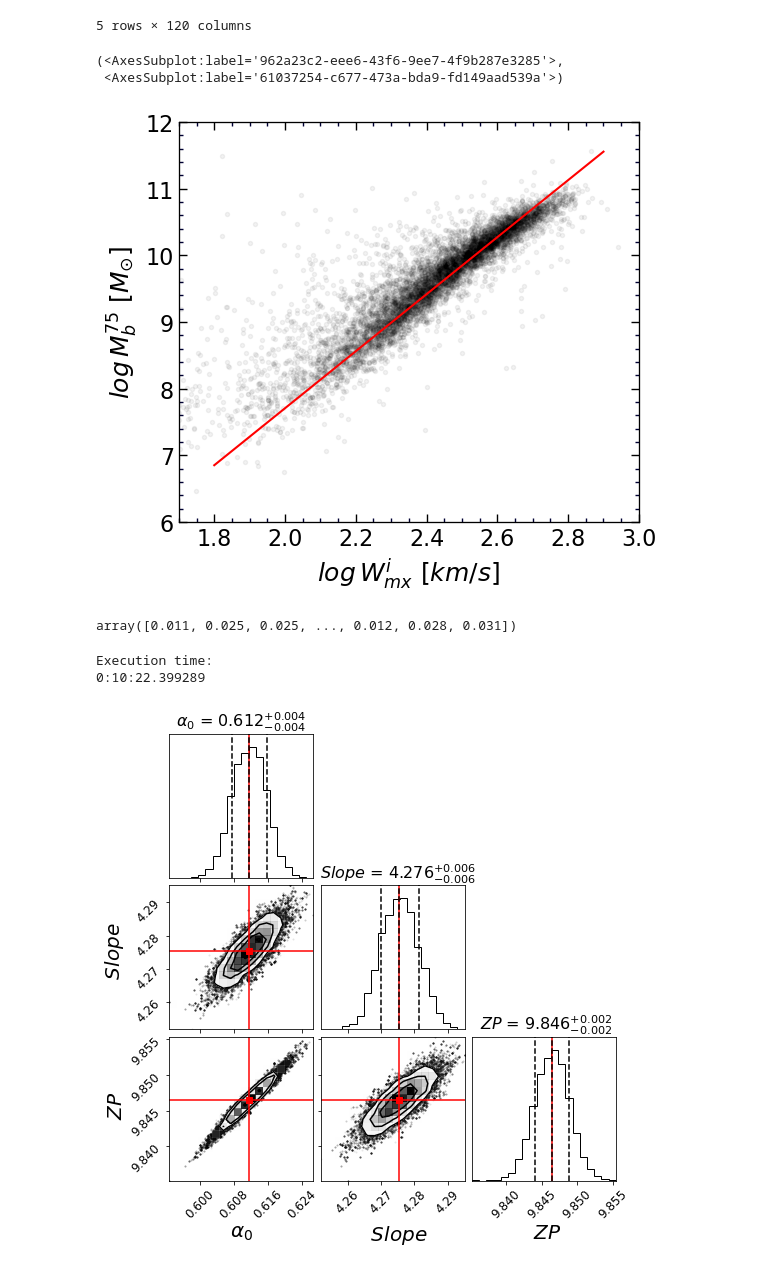
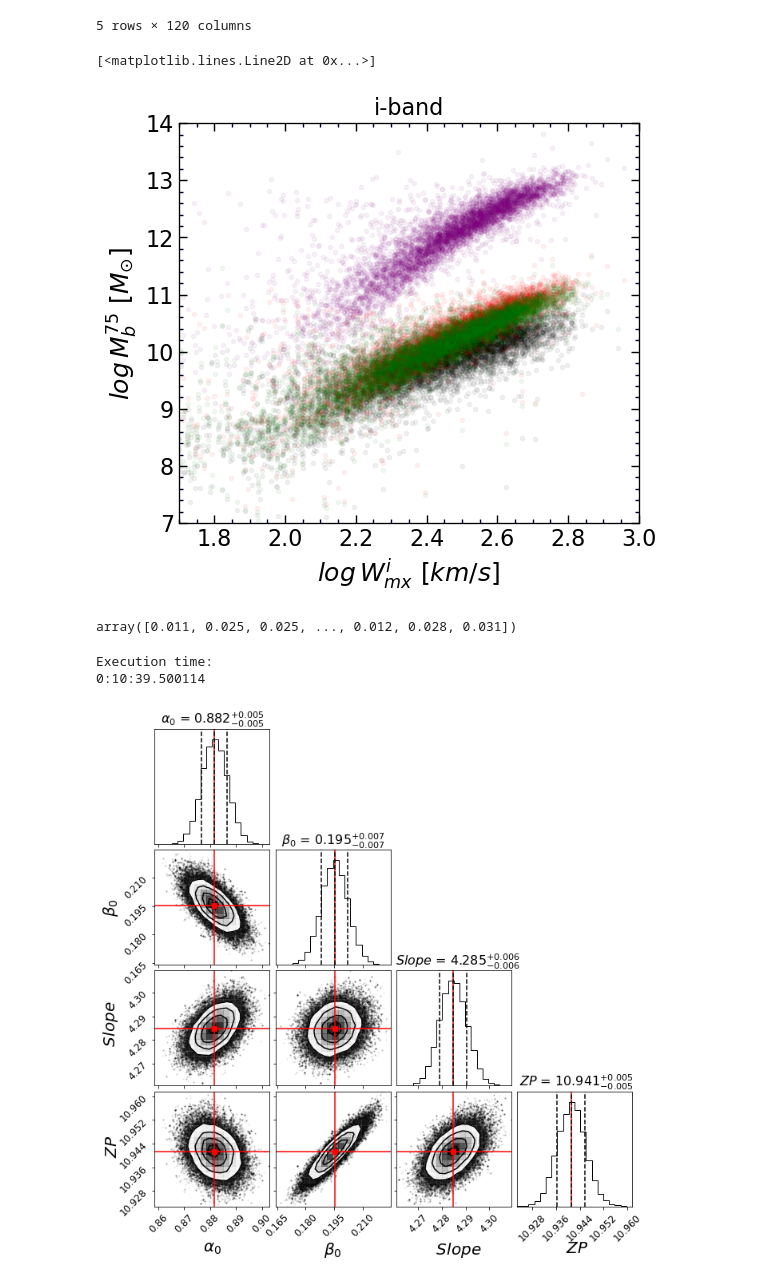
Before and after one commit to ekourkchi/test_TFRcatal, a Jupyter notebook: BTFR_fit_optical.ipynb, the cells around one changed output. Saved outputs shown, nothing was run; the diff lists cells and outputs as text; code cells hidden in the pictures.

```diff
--- a/BTFR_fit_optical.ipynb
+++ b/BTFR_fit_optical.ipynb
@@ -84,7 +84,7 @@ F21 = 10**(-0.4*(df.m21-17.40))   # HI 21cm Flux [Jy.km/s]
 eF21 = (df.em21/(2.5/np.log(10)))*F21
 df['F21'] = F21
 df['eF21'] = eF21
-df['Mass_HI'] = 2.356E5 * F21 * df.D75
+df['Mass_HI'] = 2.356E5 * F21 * (df.D75**2)
 
 print(df.columns)
 print(len(df))
@@ -105,7 +105,7 @@ Index(['PGC', 'Name', 'Vhel', 'Vls', 'u', 'g', 'r', 'i', 'z', 'w1',
 | 4 | 55 | UGC12898 | 4779.0 | 5052.2 | 16.82 | 16.08 | 15.71 | 15.50 | 15.40 | 16.18 | ... | ... |
 5 rows × 120 columns
 # %%
-logMs = 1.15 + 0.612*df.gi - 0.4*df['Mi_75']
+logMs = 0.195 + 0.882*df.gi - 0.4*df['Mi_75']
 df['Mass_star'] = 10**logMs
 df['Mb'] = 1.33*df['Mass_HI'] + df['Mass_star']
 
@@ -123,18 +123,44 @@ ax.plot(X, Y, 'k.', alpha=0.05)
 
 w = np.linspace(1.8,2.9,100)
 # M = 4.378027433423001*(w-2.5) + 9.898532993058211
-M = 4.276*(w-2.5) + 9.846
+M = 4.285*(w-2.5) + 10.941
 
-ax.plot(w, M, 'r-')
+# ax.plot(w, M, 'r-')
 
 
 ax.set_xlabel(r'$log \/ W_{mx}^i \/\/[km/s]$', fontsize=18)
 ax.set_ylabel(r'$log \/ M_b^{75} \/\/ [M_{\odot}]$', fontsize=18)
-set_axes(ax, (1.7,3), (6,12))
+set_axes(ax, (1.7,3), (7,14))
+
+ax.set_title("i-band", fontsize=16)
+
+
+logMs = 2. - 0.4*df['M1_75']
+df['Mass_star'] = 10**logMs
+df['Mb'] = 1.33*df['Mass_HI'] + df['Mass_star']
+dff = df[(df.Qw>2)&(df.elgWi>0)&(df.lgWmxi>0)].dropna()
+X = dff.lgWmxi.values
+Y = np.log10(dff.Mb.values)
+ax.plot(X, Y, 'r.', alpha=0.05)
+
+logMs = 1.15 + 0.70*df.gi - 0.4*df['Mi_75']
+df['Mass_star'] = 10**logMs
+df['Mb'] = 1.33*df['Mass_HI'] + df['Mass_star']
+dff = df[(df.Qs>2)&(df.elgWi>0)&(df.lgWmxi>0)].dropna()
+X = dff.lgWmxi.values
+Y = np.log10(dff.Mb.values)
+ax.plot(X, Y, 'g.', alpha=0.05)
+
+logMs = 3.956 - 0.4*df['M1_75']
+df['Mass_star'] = 10**logMs
+df['Mb'] = 1.33*df['Mass_HI'] + df['Mass_star']
+dff = df[(df.Qw>2)&(df.elgWi>0)&(df.lgWmxi>0)].dropna()
+X = dff.lgWmxi.values
+Y = np.log10(dff.Mb.values)
+ax.plot(X, Y, '.', alpha=0.05, color='purple')
 # %% [output]
-(<AxesSubplot:label='962a23c2-eee6-43f6-9ee7-4f9b287e3285'>,
- <AxesSubplot:label='61037254-c677-473a-bda9-fd149aad539a'>)
+[<matplotlib.lines.Line2D at 0x...>]
-[figure, old version]
+[figure, new version]
 # %%
 logWe = dff.elgWi.values
 
@@ -146,11 +172,11 @@ def Chi2(theta):
 
 
 #     alpha = 0.70
-    beta = 1.15
+#     beta = 1.15
     alpha = theta[0]
-#     beta = theta[1]
-    slope = theta[1]
-    zp = theta[2]
+    beta = theta[1]
+    slope = theta[2]
+    zp = theta[3]
     ###########################################################
 
     logMs = (beta  + alpha*dff.gi) - 0.4*dff['Mi_75']
@@ -178,8 +204,8 @@ def lnlike(theta):
 def lnprior(theta):
 
 #     if theta[1]>0.5 and theta[1]<1.5:
-    if theta[1]>0 and theta[1]<10:   # slope
-            if theta[2]>0 and theta[2]<20: # zp
+    if theta[2]>0 and theta[2]<10:   # slope
+            if theta[3]>0 and theta[3]<20: # zp
                 return 0
 
     return -np.inf
@@ -200,7 +226,7 @@ def lnprob(theta):
 t1 =  datetime.now()
 ###########################################
 
-ndim, nwalkers = 3, 64
+ndim, nwalkers = 4, 64
 
 p0 = [np.random.randn(ndim) for i in range(nwalkers)]
 
@@ -215,50 +241,52 @@ print("Execution time:")
 print(t2-t1)
 # %% [output]
 Execution time:
-0:10:22.399289
+0:10:39.500114
 # %%
 samples = sampler.chain[:, 2000:, :].reshape((-1, ndim))
 
-samples_ = samples[np.where(samples[:,0]>0.4)]
+samples_ = samples
 
-# samples_ = samples_[np.where(samples_[:,1]>0.60)]
-# samples_ = samples_[np.where(samples_[:,2]>4)]
-# samples_ = samples_[np.where(samples_[:,3]>9.2)]
+samples_ = samples_[np.where(samples_[:,0]>0.6)]
+
+samples_ = samples_[np.where(samples_[:,1]>0.60)]
+samples_ = samples_[np.where(samples_[:,2]>4)]
+samples_ = samples_[np.where(samples_[:,3]<12)]
 
 
-# samples_[:,1] -= 0.4*4.58
+samples_[:,1] -= 0.4*4.58
 
 theta = map(lambda v: (v[1], v[2]-v[1], v[1]-v[0]),
                             zip(*np.percentile(samples_,
                             [16, 50, 84],
                             axis=0)))
 
-# labels = [r"$\alpha_0$", r"$\beta_0$", r"$\/\/\/\/Slope$", r"$\/\/ZP$"]
-labels = [r"$\alpha_0$", r"$\/\/\/\/Slope$", r"$\/\/ZP$"]
+labels = [r"$\alpha_0$", r"$\beta_0$", r"$\/\/\/\/Slope$", r"$\/\/ZP$"]
+# labels = [r"$\alpha_0$", r"$\/\/\/\/Slope$", r"$\/\/ZP$"]
 
 truths=[t[0] for t in theta]
-fig = corner.corner(samples_, labels=labels, truth_color='r',
+fig = corner.corner(samples_, truth_color='r', labels=labels,
                     truths=truths,
                     quantiles=[0.16, 0.5, 0.84],
                     show_titles=True,
                     title_kwargs={"fontsize": 16},
                     title_fmt=".3f")
 
 
 for ax in fig.get_axes():
     ax.tick_params(axis='both', labelsize=12)
 
     lbl = ax.xaxis.get_label()
     lbl.set_fontsize(20)
     txt = lbl.get_text().strip()
     lbl.set_text(txt)
     lbl.set_linespacing(20)
     lbl = ax.yaxis.get_label()
     lbl.set_fontsize(20)
     txt = lbl.get_text().strip()
     lbl.set_text(txt)
 # %% [output]
-[figure, old version]
+[figure, new version]
 # %%
 truths
 # %% [output]
```
Also changed, not shown: parts of 4 cells of this notebook, 5 other files.
